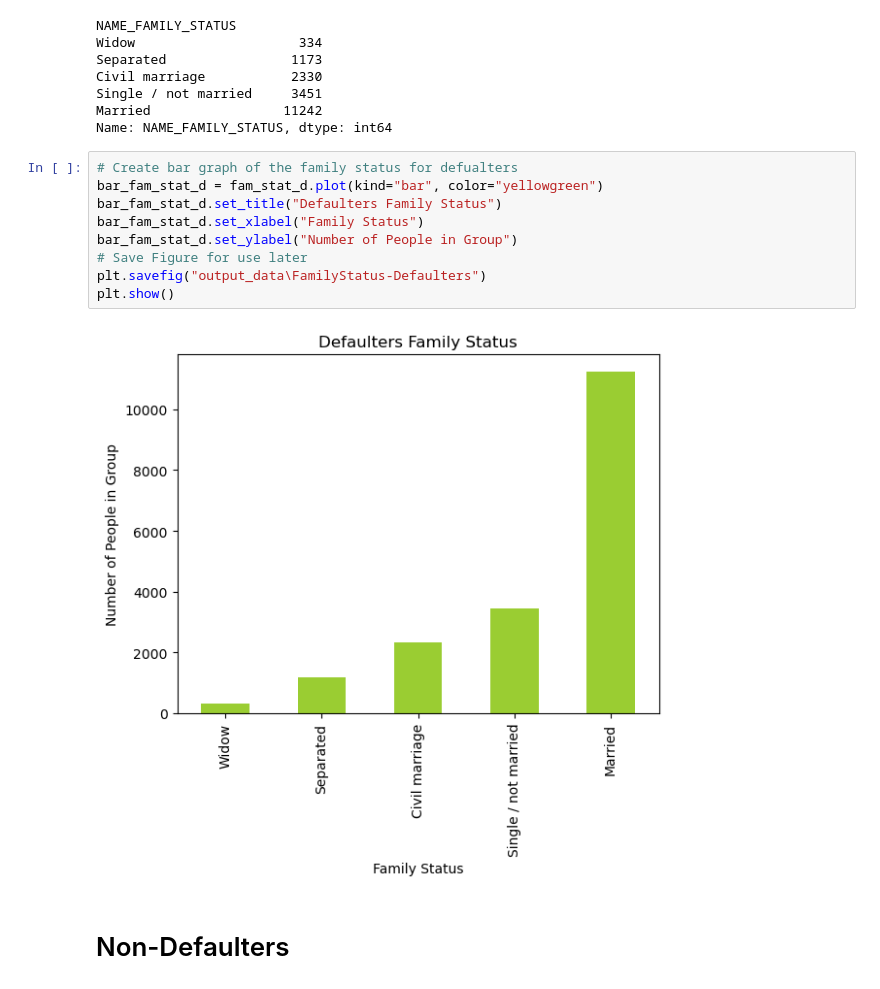
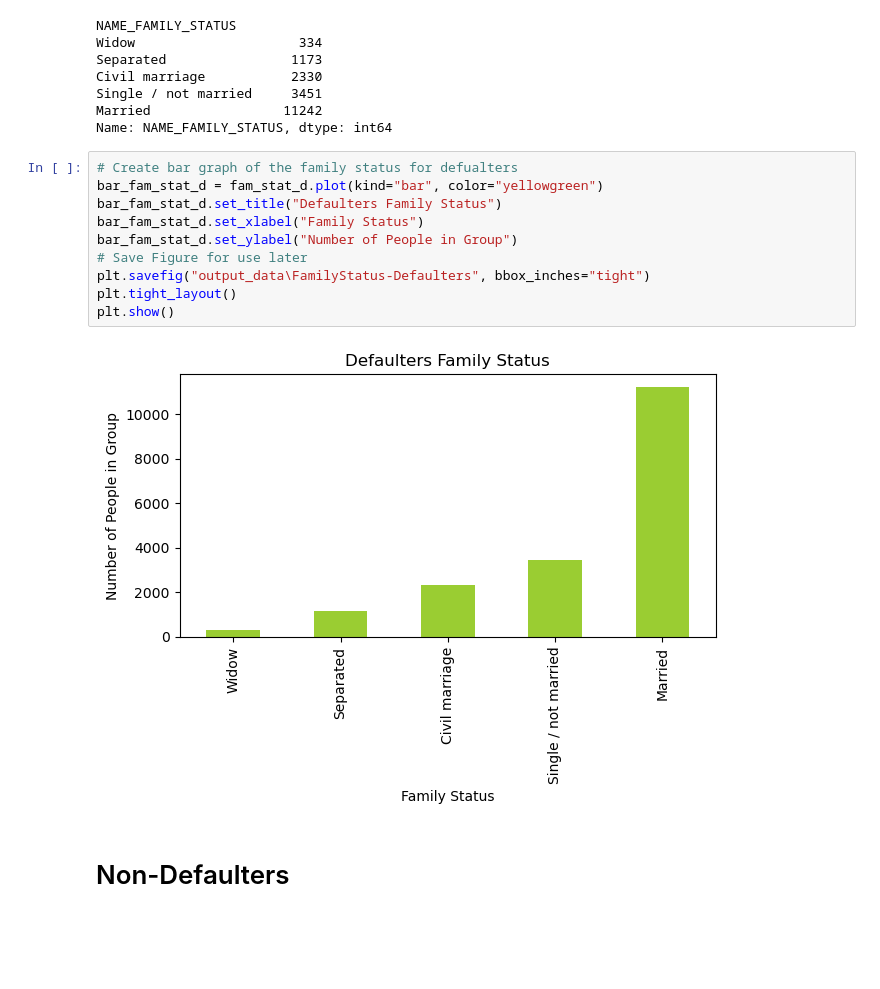
Before and after one commit to rwoodill/credit-card-defaulter-analysis, a Jupyter notebook: main-Rachel.ipynb, the cells around one changed output. Saved outputs shown, nothing was run; the diff lists cells and outputs as text; blank space fills up the shorter version.

```diff
--- a/main-Rachel.ipynb
+++ b/main-Rachel.ipynb
@@ -159,14 +159,15 @@ Name: NAME_FAMILY_STATUS, dtype: int64
 # %%
 # Create bar graph of the family status for defualters
 bar_fam_stat_d = fam_stat_d.plot(kind="bar", color="yellowgreen")
 bar_fam_stat_d.set_title("Defaulters Family Status")
 bar_fam_stat_d.set_xlabel("Family Status")
 bar_fam_stat_d.set_ylabel("Number of People in Group")
 # Save Figure for use later
-plt.savefig("output_data\FamilyStatus-Defaulters")
+plt.savefig("output_data\FamilyStatus-Defaulters", bbox_inches="tight")
+plt.tight_layout()
 plt.show()
 # %% [output]
-[figure, old version]
+[figure, new version]
 # %% [markdown]
 # Non-Defaulters
 # %%
```
Also changed, not shown: parts of 10 cells of this notebook, 3 other files.
